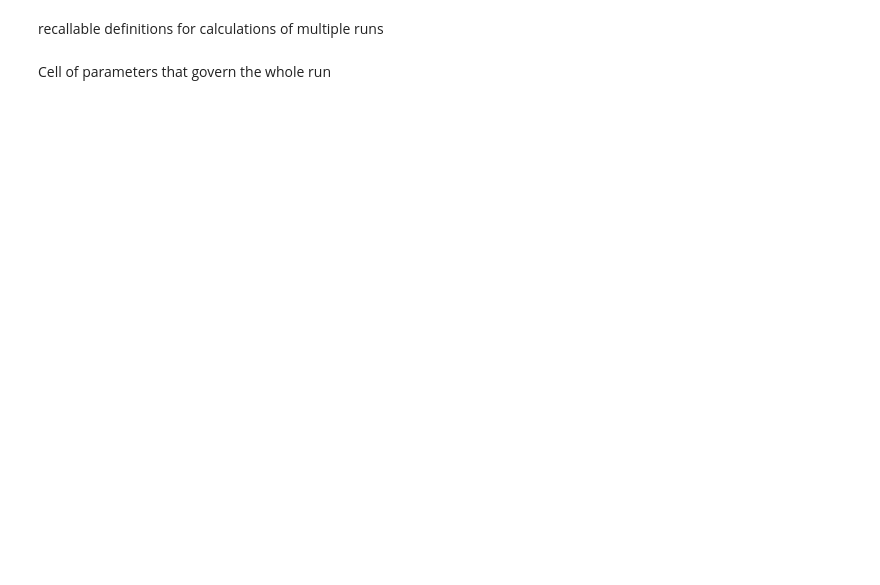
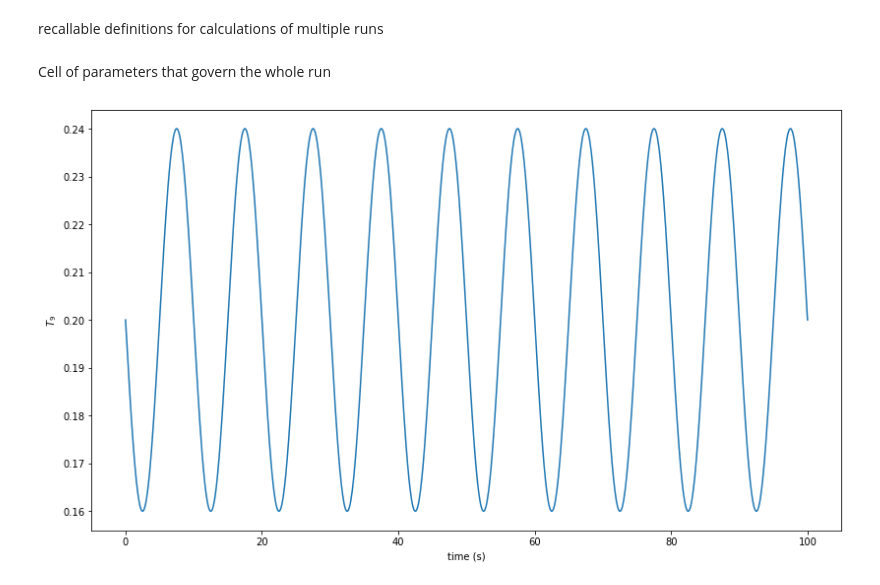
Before and after one commit to jaadt7/isomer_intuition, a Jupyter notebook: isomer_intuition.ipynb, the cells around one changed output. Cells and saved outputs as stored; diff of their text form; code cells hidden in the pictures; blank space fills up the shorter version.

```diff
--- a/isomer_intuition.ipynb
+++ b/isomer_intuition.ipynb
@@ -51,15 +51,22 @@ Cell of parameters that govern the whole run
 # %%
 tol = 1e-6
 t9_0 = 0.2
 rho_0 = 1e+3 #g/cc
 den_frac = 0.5
-flag = 'constant'
-lambda_decay_0 = 0.001
+flag = 'sinusoidal'
+lambda_decay_0 = 0.1
 lambda_excite_0 = 0.001
-energy = 0
+energy = 81
 t = np.linspace(0,100,1000)
 
 t9,rho,lambda_decay,lambda_excite = param_calc(t9_0,rho_0,lambda_decay_0,lambda_excite_0,kb,den_frac,t,flag,energy)
+plt.figure(figsize=[13.66,7.86])
+plt.plot(t,t9)
+plt.xlabel('time (s)')
+plt.ylabel(r'$T_{9}$')
+plt.show()
+# %% [output]
+[figure, added]
 # %%
 #at time 0
 y_kr85_m = 0.25
```
Also changed, not shown: parts of 2 cells of this notebook.
